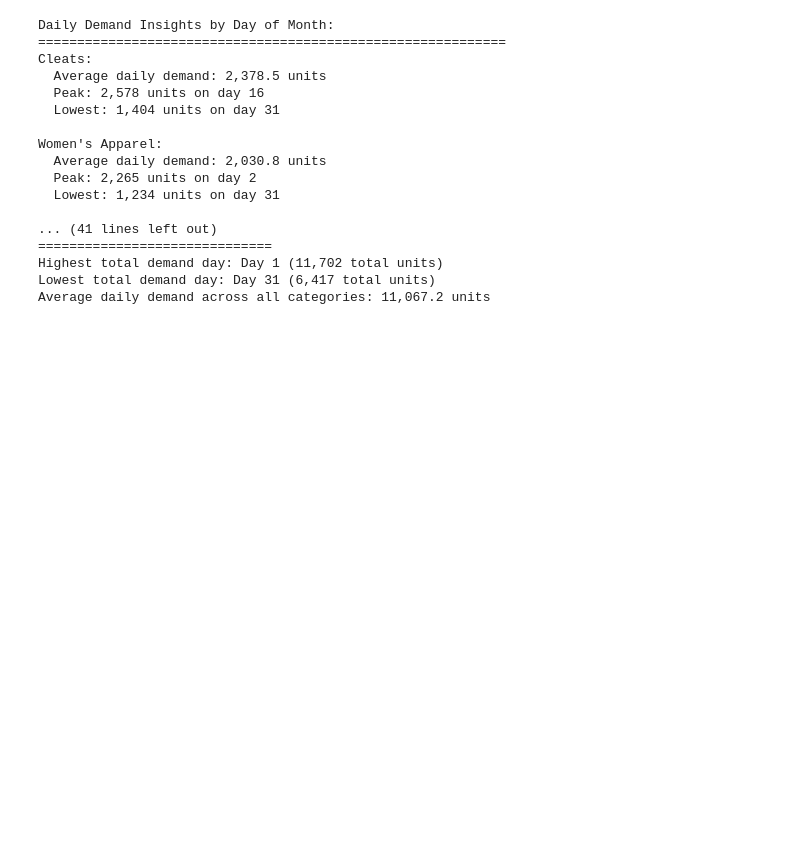
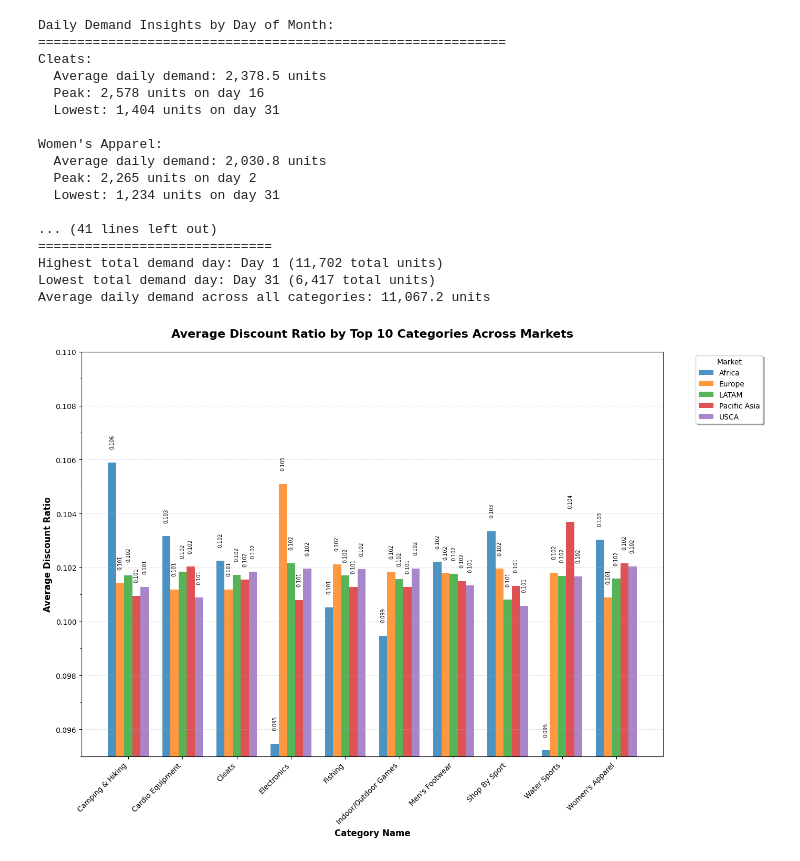
Before and after one commit to WilliamJhong/2025AAE722_William-J, a Jupyter notebook: Final Project/FP1.ipynb, the cells around one changed output. Drawn from its saved outputs; the diff is of its cells as text; code cells hidden in the pictures; blank space fills up the shorter version.

```diff
--- a/Final Project/FP1.ipynb
+++ b/Final Project/FP1.ipynb
@@ -837,3 +837,77 @@ Women's Apparel:
 Highest total demand day: Day 1 (11,702 total units)
 Lowest total demand day: Day 31 (6,417 total units)
 Average daily demand across all categories: 11,067.2 units
+# %%
+# Graph 1: Average Discount Ratio of Top 10 Categories by Market
+# Get top 10 categories by total demand
+top_10_categories = category_summary.head(10)['Category Name'].tolist()
+
+# Create discount analysis from original filtered_data
+discount_analysis = filtered_data[filtered_data['Category Name'].isin(top_10_categories)].groupby(['Category Name', 'Market']).agg({
+    'Order Item Discount Rate': 'mean'  # Average discount rate per category-market combination
+}).reset_index()
+
+# Rename column for clarity
+discount_analysis.columns = ['Category Name', 'Market', 'Avg Discount Rate']
+
+# Create pivot table for discount ratios
+discount_pivot = discount_analysis.pivot(index='Category Name', columns='Market', values='Avg Discount Rate').fillna(0)
+
+# Create the discount ratio visualization
+plt.figure(figsize=(14, 10))
+
+# Create bar chart
+x_pos = np.arange(len(discount_pivot.index))
+width = 0.15  # Width of bars
+markets = discount_pivot.columns
+colors_market = ['#1f77b4', '#ff7f0e', '#2ca02c', '#d62728', '#9467bd']
+
+for i, market in enumerate(markets):
+    plt.bar(x_pos + i * width, discount_pivot[market], width,
+           label=market, color=colors_market[i % len(colors_market)], alpha=0.8)
+
+plt.title('Average Discount Ratio by Top 10 Categories Across Markets',
+          fontsize=16, fontweight='bold', pad=20)
+plt.xlabel('Category Name', fontsize=12, fontweight='bold')
+plt.ylabel('Average Discount Ratio', fontsize=12, fontweight='bold')
+plt.xticks(x_pos + width * 2, discount_pivot.index, rotation=45, ha='right', fontsize=10)
+plt.legend(title='Market', bbox_to_anchor=(1.05, 1), loc='upper left', frameon=True, fancybox=True, shadow=True)
+plt.grid(True, alpha=0.4, axis='y', linestyle='--')
+
+# Add value annotations
+for i, market in enumerate(markets):
+    for j, value in enumerate(discount_pivot[market]):
+        if value > 0:  # Only annotate non-zero values
+            plt.text(j + i * width, value + 0.0005, f'{value:.3f}',
+                    ha='center', va='bottom', fontsize=7, rotation=90)
+
+# Improve y-axis readability
+plt.ylim(0.095, 0.110)  # Focus on the actual data range
+plt.gca().yaxis.set_major_locator(plt.MultipleLocator(0.002))  # Y-axis ticks every 0.002
+plt.gca().yaxis.set_minor_locator(plt.MultipleLocator(0.001))  # Minor ticks every 0.001
+plt.gca().tick_params(axis='y', which='major', labelsize=10)
+
+plt.tight_layout()
+plt.show()
+
+# Print insights
+print("Discount Ratio Analysis by Market and Category:")
+print("=" * 60)
+for market in markets:
+    print(f"\n{market} Market:")
+    market_discounts = discount_pivot[market].sort_values(ascending=False)
+    market_discounts_filtered = market_discounts[market_discounts > 0]
+    if len(market_discounts_filtered) > 0:
+        print(f"  Highest discount: {market_discounts_filtered.index[0]} ({market_discounts_filtered.iloc[0]:.4f})")
+        print(f"  Average discount: {market_discounts_filtered.mean():.4f}")
+        print(f"  Categories with discounts: {len(market_discounts_filtered)}")
+    else:
+        print("  No discount data available")
+
+# Overall insights
+print(f"\nOverall Discount Insights:")
+print(f"  Highest overall discount: {discount_pivot.max().max():.4f}")
+print(f"  Average discount across all combinations: {discount_pivot[discount_pivot > 0].stack().mean():.4f}")
+print(f"  Most active discount market: {discount_pivot.sum().idxmax()} (total: {discount_pivot.sum().max():.4f})")
+# %% [output]
+[figure, added]
```
Also changed, not shown: parts of 11 cells of this notebook.
